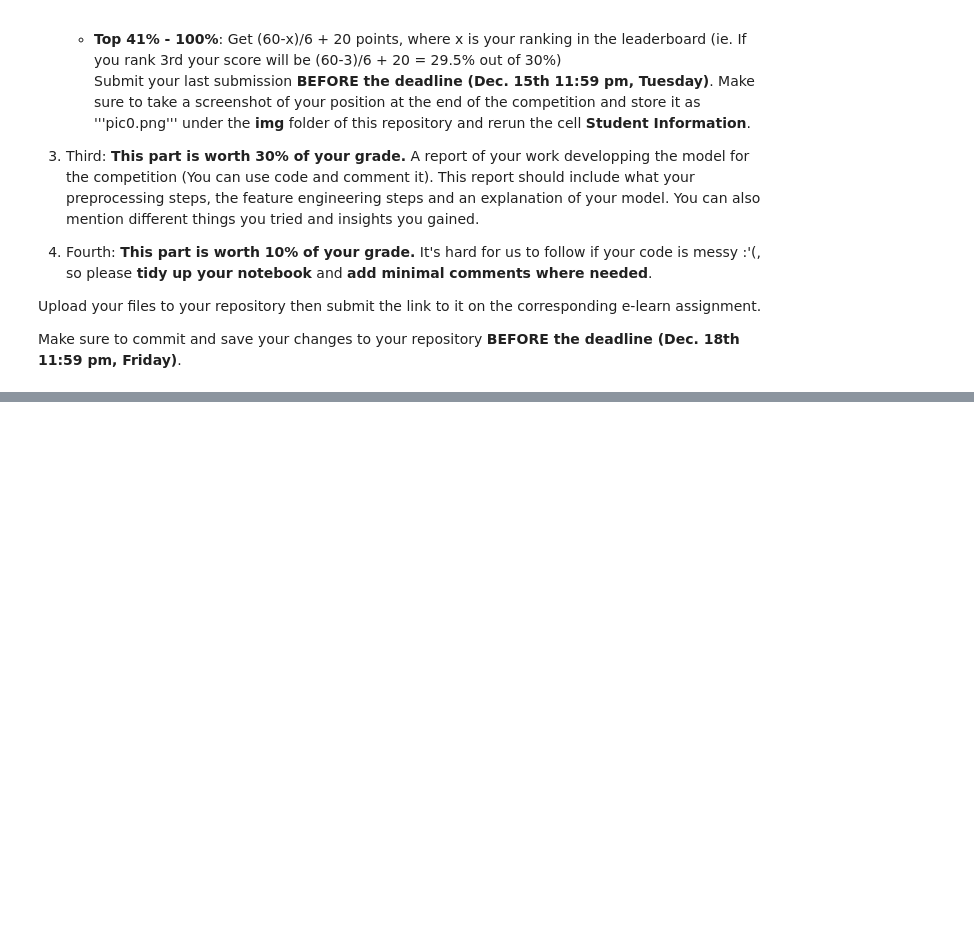
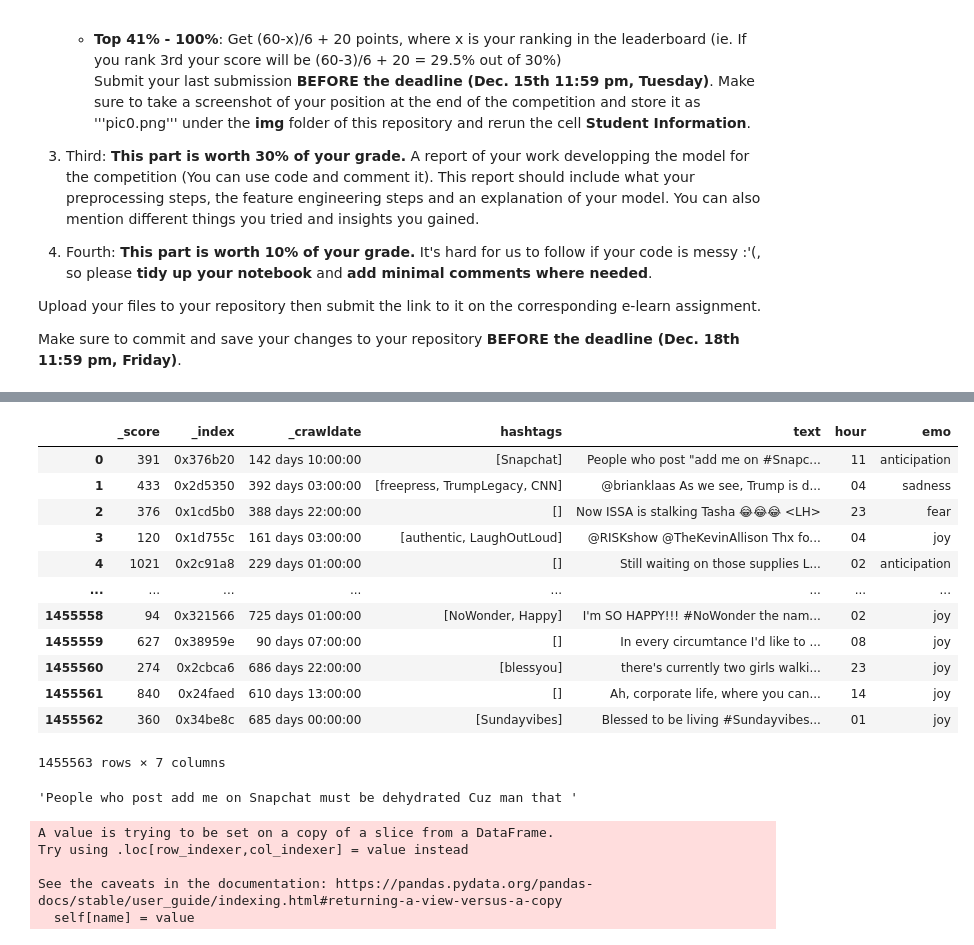
Before and after one commit to Megan0704-1/DM2022-Lab2-Homework, a Jupyter notebook: DM2022-Lab2-Homework.ipynb, the cells around one changed output, grey strips where cells are left out. Saved outputs shown, nothing was run; the diff lists cells and outputs as text; code cells hidden in the pictures; blank space fills up the shorter version.

```diff
--- a/DM2022-Lab2-Homework.ipynb
+++ b/DM2022-Lab2-Homework.ipynb
@@ -130,0 +75,4 @@ vocab_size = len(vocab)
+# %%
+tweets = pd.read_pickle('tweets_clean.pkl')
+emo = pd.read_csv('C:\\Users\\megan\\Desktop\\DSPMT\DS\\Data Mining\Lab2\dataset\\emotion.csv')
+id = pd.read_csv('C:\\Users\\megan\\Desktop\\DSPMT\\DS\\Data Mining\\Lab2\\dataset\\data_identification.csv')
@@ -130,0 +85,21 @@ vocab_size = len(vocab)
+# %%
+train_emo.columns = ['_index', 'emo']
+train_df = pd.merge(tweets, train_emo, how='inner', on='_index')
+
+test_df = train_df.emo
+# %%
+train_df
+# %% [output]
+|  | _score | _index | _crawldate | hashtags | text | hour | emo |
+| 0 | 391 | 0x376b20 | 142 days 10:00:00 | [Snapchat] | People who post "add me on #Snapc... | 11 | anticipation |
+| 1 | 433 | 0x2d5350 | 392 days 03:00:00 | [freepress, TrumpLegacy, CNN] | @brianklaas As we see, Trump is d... | 04 | sadness |
+| 2 | 376 | 0x1cd5b0 | 388 days 22:00:00 | [] | Now ISSA is stalking Tasha 😂😂😂 <LH> | 23 | fear |
+| 3 | 120 | 0x1d755c | 161 days 03:00:00 | [authentic, LaughOutLoud] | @RISKshow @TheKevinAllison Thx fo... | 04 | joy |
+| 4 | 1021 | 0x2c91a8 | 229 days 01:00:00 | [] | Still waiting on those supplies L... | 02 | anticipation |
+| ... | ... | ... | ... | ... | ... | ... | ... |
+| 1455558 | 94 | 0x321566 | 725 days 01:00:00 | [NoWonder, Happy] | I'm SO HAPPY!!! #NoWonder the nam... | 02 | joy |
+| 1455559 | 627 | 0x38959e | 90 days 07:00:00 | [] | In every circumtance I'd like to ... | 08 | joy |
+| 1455560 | 274 | 0x2cbca6 | 686 days 22:00:00 | [blessyou] | there's currently two girls walki... | 23 | joy |
+| 1455561 | 840 | 0x24faed | 610 days 13:00:00 | [] | Ah, corporate life, where you can... | 14 | joy |
+| 1455562 | 360 | 0x34be8c | 685 days 00:00:00 | [Sundayvibes] | Blessed to be living #Sundayvibes... | 01 | joy |
+1455563 rows × 7 columns
@@ -130,0 +126,4 @@ vocab_size = len(vocab)
+# %%
+preprocess_text(train_df.text[0])
+# %% [output]
+'People who post add me on Snapchat must be dehydrated Cuz man that '
@@ -130,0 +133,9 @@ vocab_size = len(vocab)
+# %%
+train_df.text = train_tokens
+test_df.text = test_tokens
+# %% [output]
+A value is trying to be set on a copy of a slice from a DataFrame.
+Try using .loc[row_indexer,col_indexer] = value instead
+
+See the caveats in the documentation: https://pandas.pydata.org/pandas-docs/stable/user_guide/indexing.html#returning-a-view-versus-a-copy
+  self[name] = value
```
Also changed, not shown: parts of 57 cells of this notebook.
